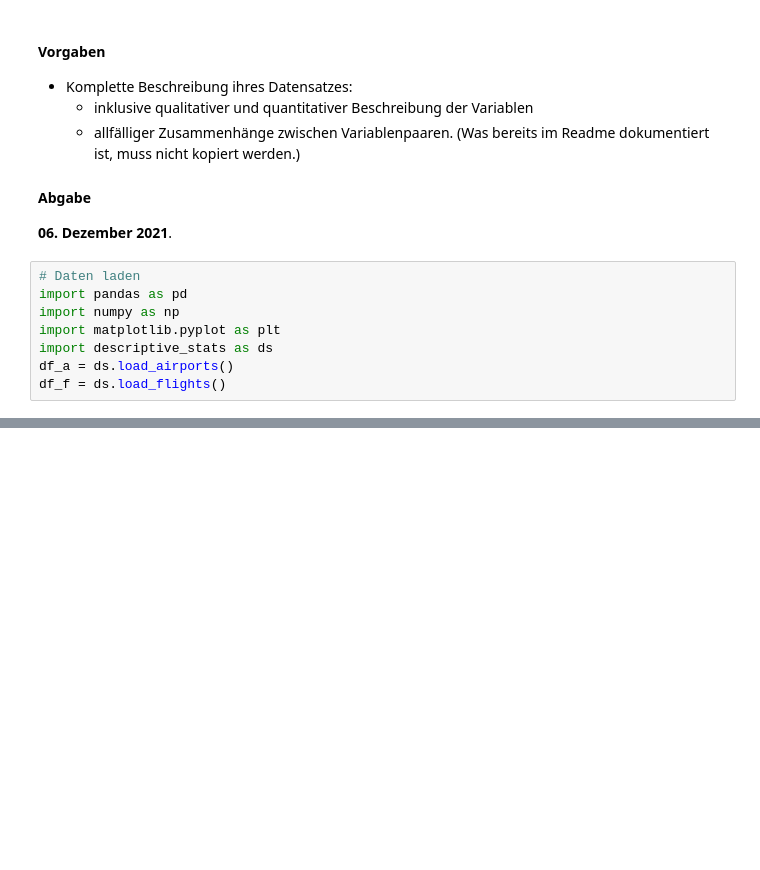
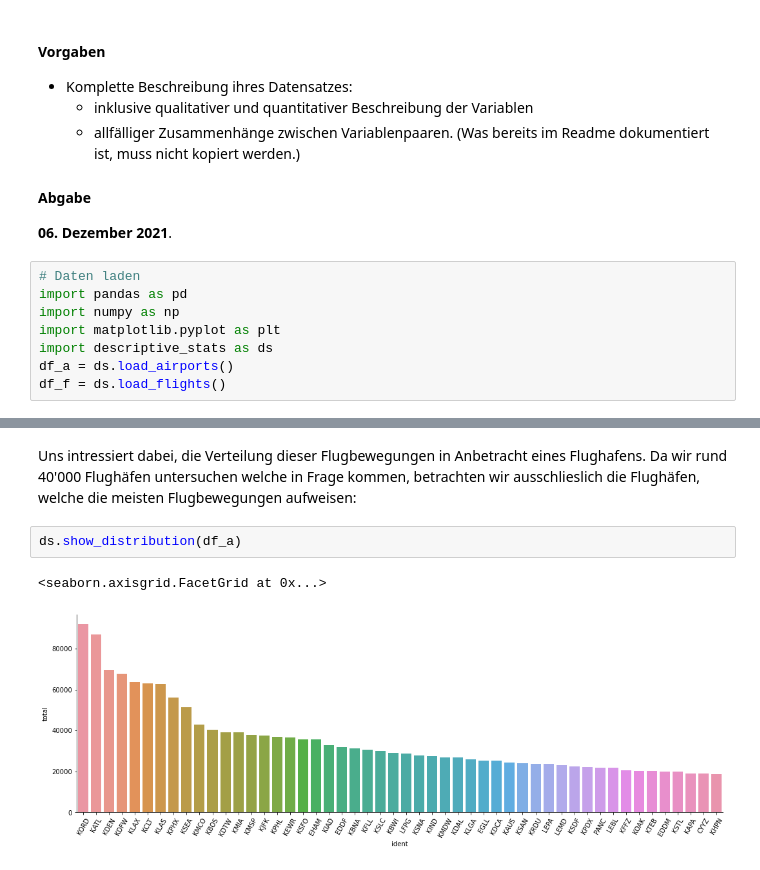
Before and after one commit to marcschny/DataStory_AirplaneHubs, a Jupyter notebook: AirplaneHubs/DataStory_DescriptiveStats.ipynb, the cells around one changed output, grey strips where cells are left out. Cells and saved outputs as stored; diff of their text form; blank space fills up the shorter version.

```diff
--- a/AirplaneHubs/DataStory_DescriptiveStats.ipynb
+++ b/AirplaneHubs/DataStory_DescriptiveStats.ipynb
@@ -71,0 +75,7 @@ Die Anzahl Flugbewegungen unterscheiden sich sehr, infolgedessen möchten wir di
+# %% [markdown]
+Uns intressiert dabei, die Verteilung dieser Flugbewegungen in Anbetracht eines Flughafens. Da wir rund 40'000 Flughäfen untersuchen welche in Frage kommen, betrachten wir ausschlieslich die Flughäfen, welche die meisten Flugbewegungen aufweisen:
+# %%
+ds.show_distribution(df_a)
+# %% [output]
+<seaborn.axisgrid.FacetGrid at 0x...>
+[figure, added]
```
Also changed, not shown: parts of 27 cells of this notebook, 2 other files.
